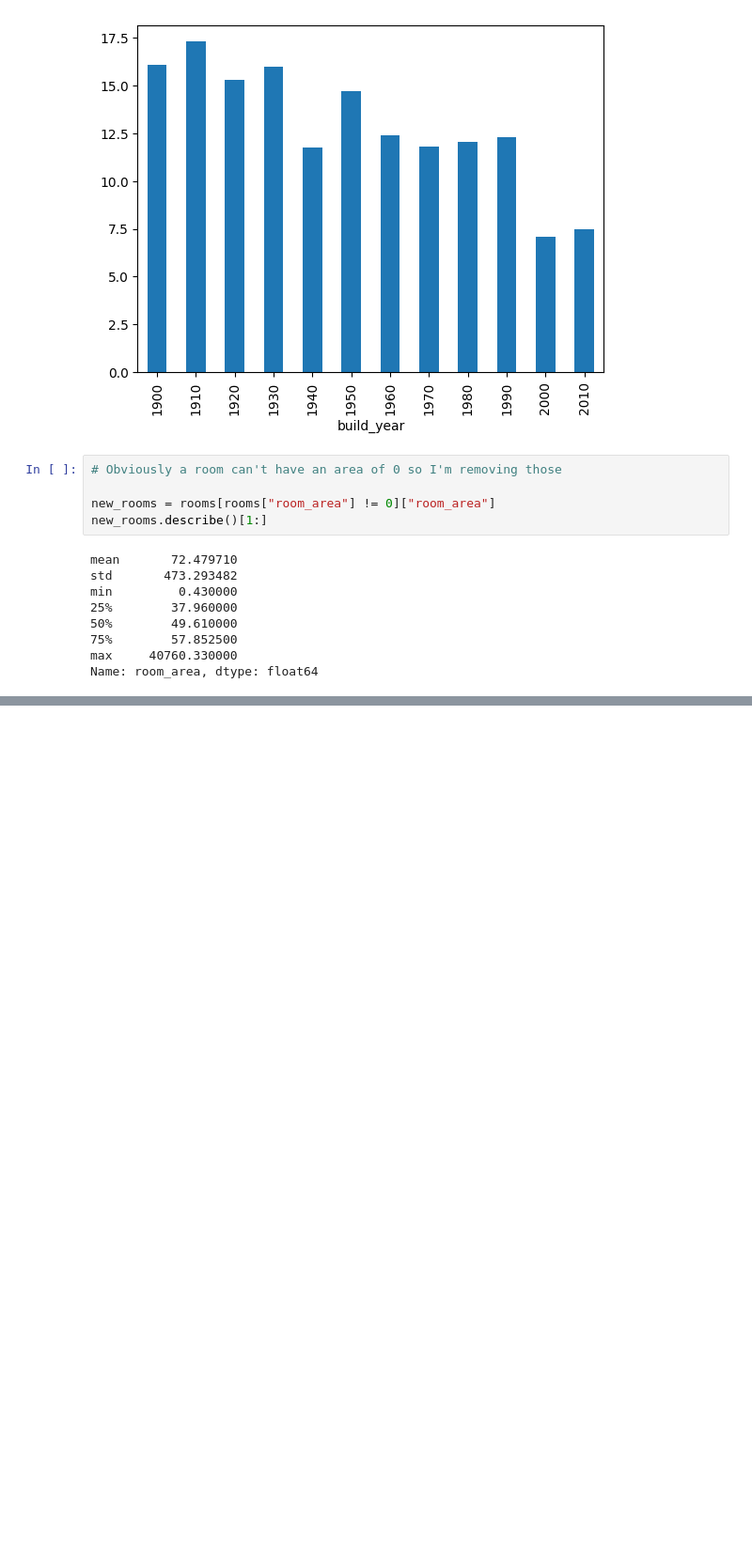
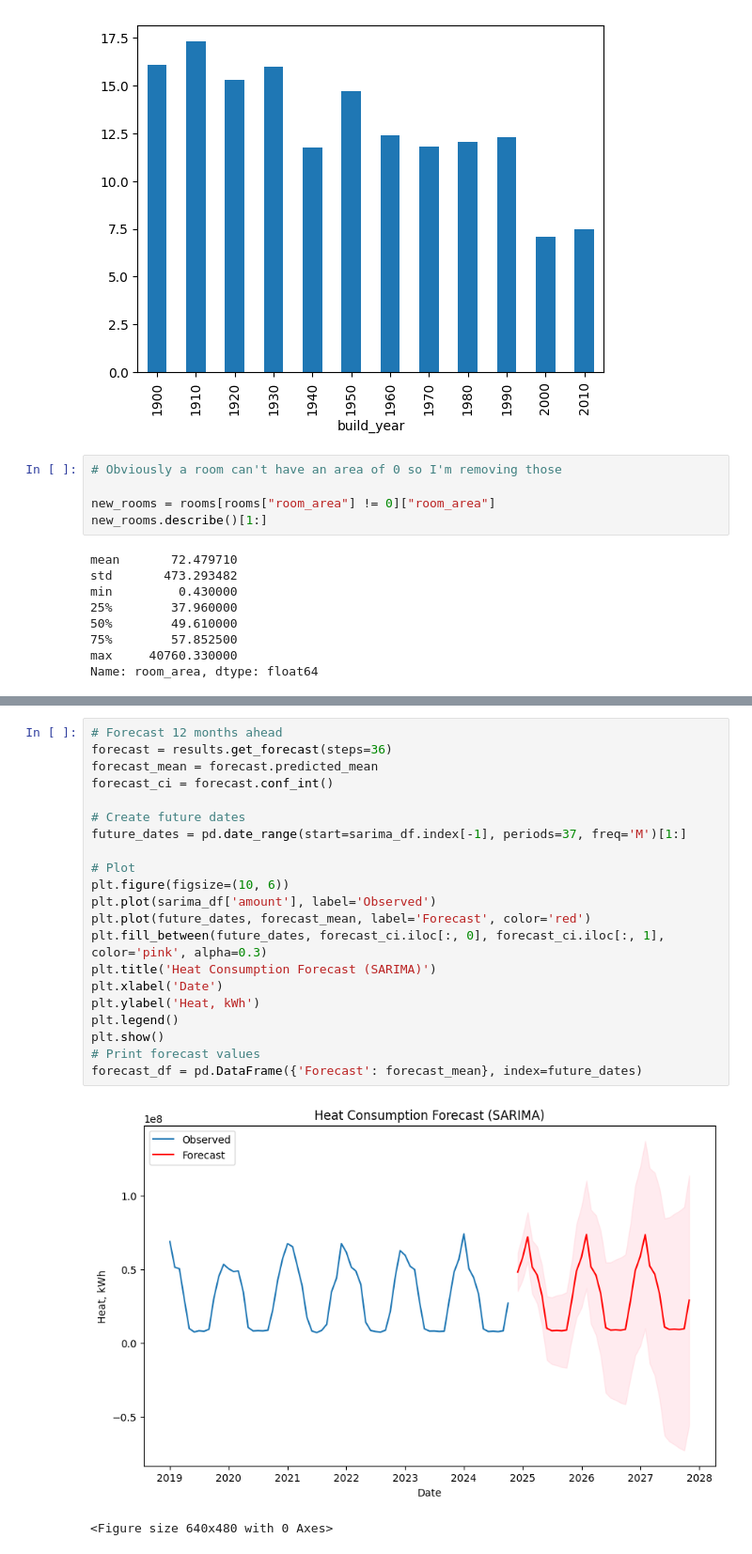
Before and after one commit to ZygimantasM/siauliu_energija_data_analysis, a Jupyter notebook: main.ipynb, the cells around one changed output, grey strips where cells are left out. Shown: that part at 94% size. Drawn from its saved outputs; the diff is of its cells as text; blank space fills up the shorter version.

```diff
--- a/main.ipynb
+++ b/main.ipynb
@@ -450,0 +518,24 @@ Name: room_area, dtype: float64
+# %%
+# Forecast 12 months ahead
+forecast = results.get_forecast(steps=36)
+forecast_mean = forecast.predicted_mean
+forecast_ci = forecast.conf_int()
+
+# Create future dates
+future_dates = pd.date_range(start=sarima_df.index[-1], periods=37, freq='M')[1:]
+
+# Plot
+plt.figure(figsize=(10, 6))
+plt.plot(sarima_df['amount'], label='Observed')
+plt.plot(future_dates, forecast_mean, label='Forecast', color='red')
+plt.fill_between(future_dates, forecast_ci.iloc[:, 0], forecast_ci.iloc[:, 1], color='pink', alpha=0.3)
+plt.title('Heat Consumption Forecast (SARIMA)')
+plt.xlabel('Date')
+plt.ylabel('Heat, kWh')
+plt.legend()
+plt.show()
+# Print forecast values
+forecast_df = pd.DataFrame({'Forecast': forecast_mean}, index=future_dates)
+# %% [output]
+[figure, added]
+<Figure size 640x480 with 0 Axes>
```
Also changed, not shown: parts of 8 cells of this notebook, 1 other file.
